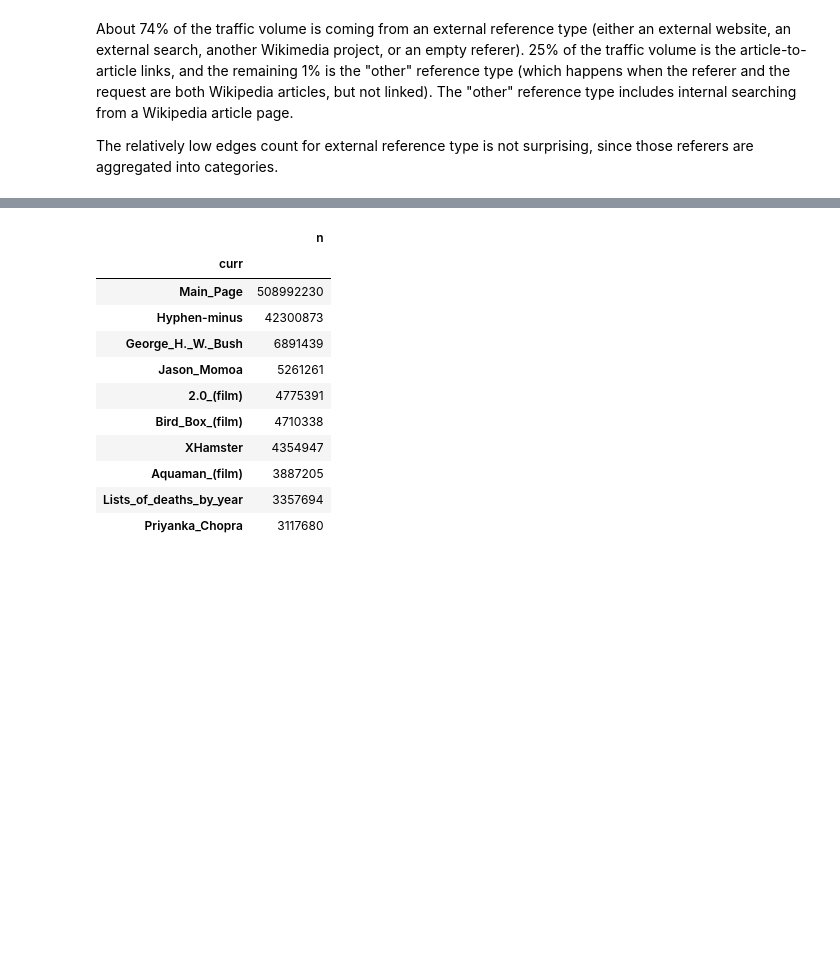
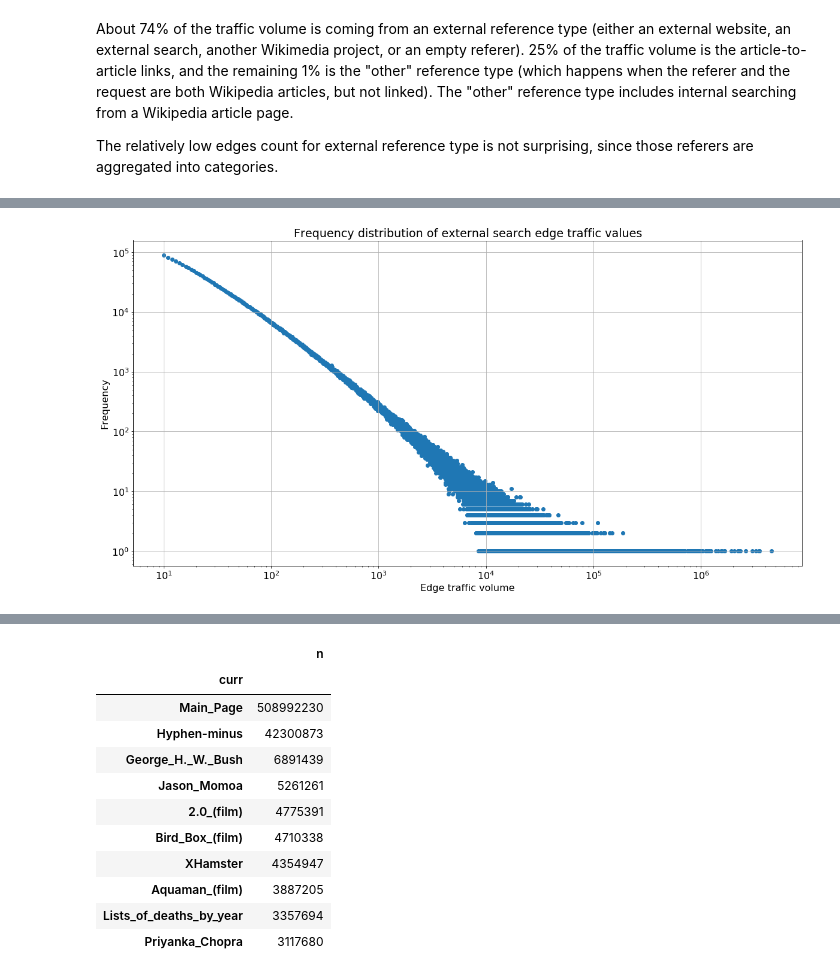
Before and after one commit to 33eyes/wiki-clickstream-graph, a Jupyter notebook: checking_a_sample_raw_dataset.ipynb, the cells around one changed output, grey strips where cells are left out. Cells and saved outputs as stored; diff of their text form; code cells hidden in the pictures; blank space fills up the shorter version.

```diff
--- a/checking_a_sample_raw_dataset.ipynb
+++ b/checking_a_sample_raw_dataset.ipynb
@@ -523,0 +592,3 @@ The relatively low edges count for external reference type is not surprising, si
+# %%
+external_search_edges = external_edges[external_edges.prev == "other-search"]
+external_search_edges.describe(include="all")
@@ -523,0 +608,13 @@ The relatively low edges count for external reference type is not surprising, si
+# %%
+external_search_edges_freq = external_search_edges.n.value_counts()
+# %%
+plt.scatter(external_search_edges_freq.index.values, external_search_edges_freq.values)
+plt.xscale("log")
+plt.yscale("log")
+plt.xlabel('Edge traffic volume')
+plt.ylabel('Frequency')
+plt.grid(True)
+
+plt.title("Frequency distribution of external search edge traffic values");
+# %% [output]
+[figure, added]
```
Also changed, not shown: parts of 41 cells of this notebook.
